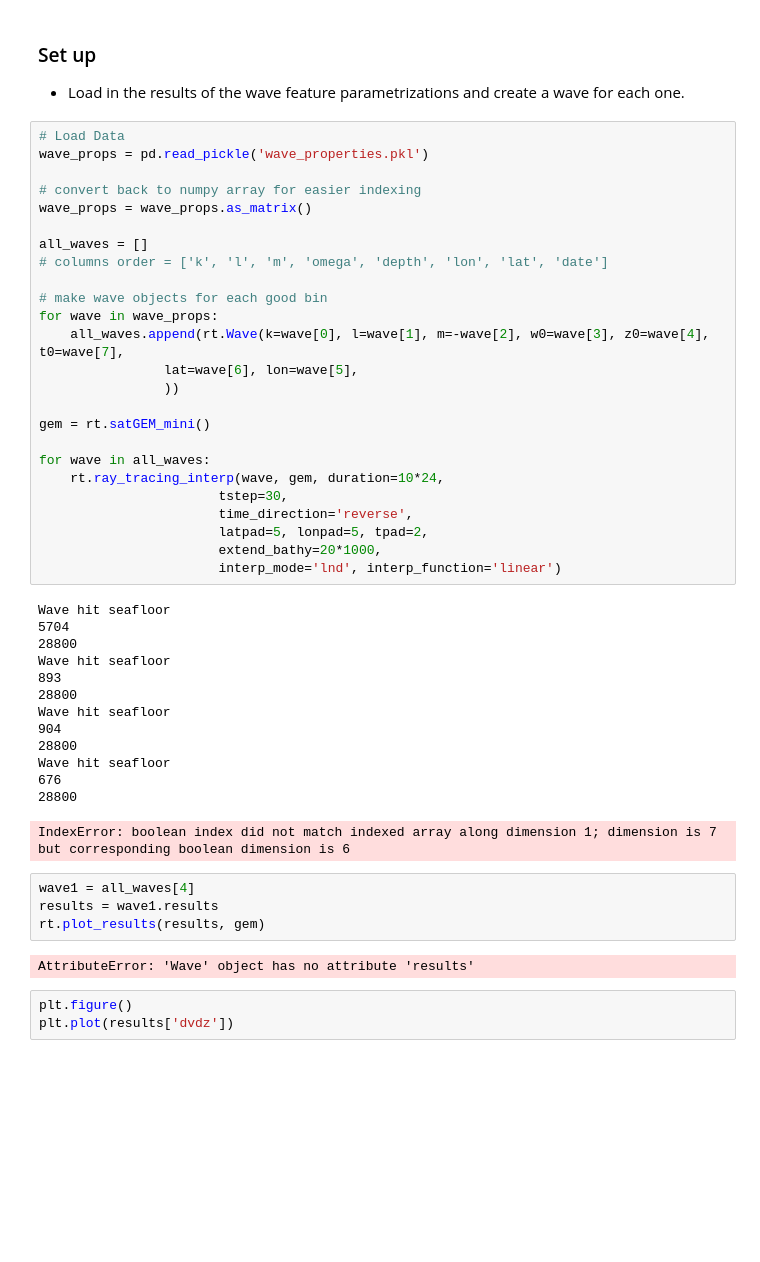
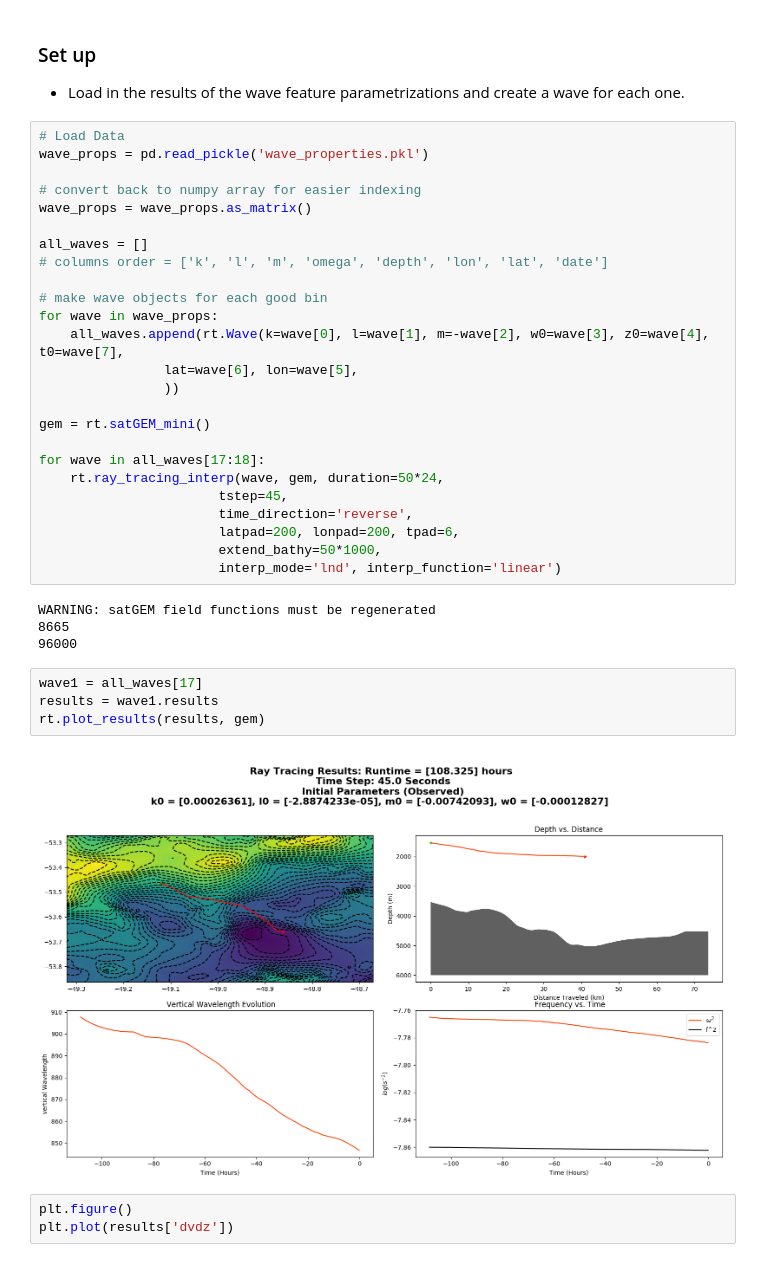
Before and after one commit to saltyPhysics/Lee_waves_dissertation, a Jupyter notebook: Ray Tracing Log.ipynb, the cells around one changed output. Cells and saved outputs as stored; diff of their text form; blank space fills up the shorter version.

Commit message:
minor updates and starting to add plane wave fits

```diff
--- a/Ray Tracing Log.ipynb
+++ b/Ray Tracing Log.ipynb
@@ -38,33 +38,23 @@ for wave in wave_props:
 
 gem = rt.satGEM_mini()
 
-for wave in all_waves:
-    rt.ray_tracing_interp(wave, gem, duration=10*24,
-                       tstep=30,
+for wave in all_waves[17:18]:
+    rt.ray_tracing_interp(wave, gem, duration=50*24,
+                       tstep=45,
                        time_direction='reverse',
-                       latpad=5, lonpad=5, tpad=2,
-                       extend_bathy=20*1000,
+                       latpad=200, lonpad=200, tpad=6,
+                       extend_bathy=50*1000,
                        interp_mode='lnd', interp_function='linear')
 # %% [output]
-Wave hit seafloor
-5704
-28800
-Wave hit seafloor
-893
-28800
-Wave hit seafloor
-904
-28800
-Wave hit seafloor
-676
-28800
+WARNING: satGEM field functions must be regenerated
+8665
+96000
-IndexError: boolean index did not match indexed array along dimension 1; dimension is 7 but corresponding boolean dimension is 6
 # %%
-wave1 = all_waves[4]
+wave1 = all_waves[17]
 results = wave1.results
 rt.plot_results(results, gem)
 # %% [output]
-AttributeError: 'Wave' object has no attribute 'results'
+[figure, added]
 # %%
 plt.figure()
 plt.plot(results['dvdz'])
```
Also changed, not shown: parts of 1 cell of this notebook, 4 other files.
